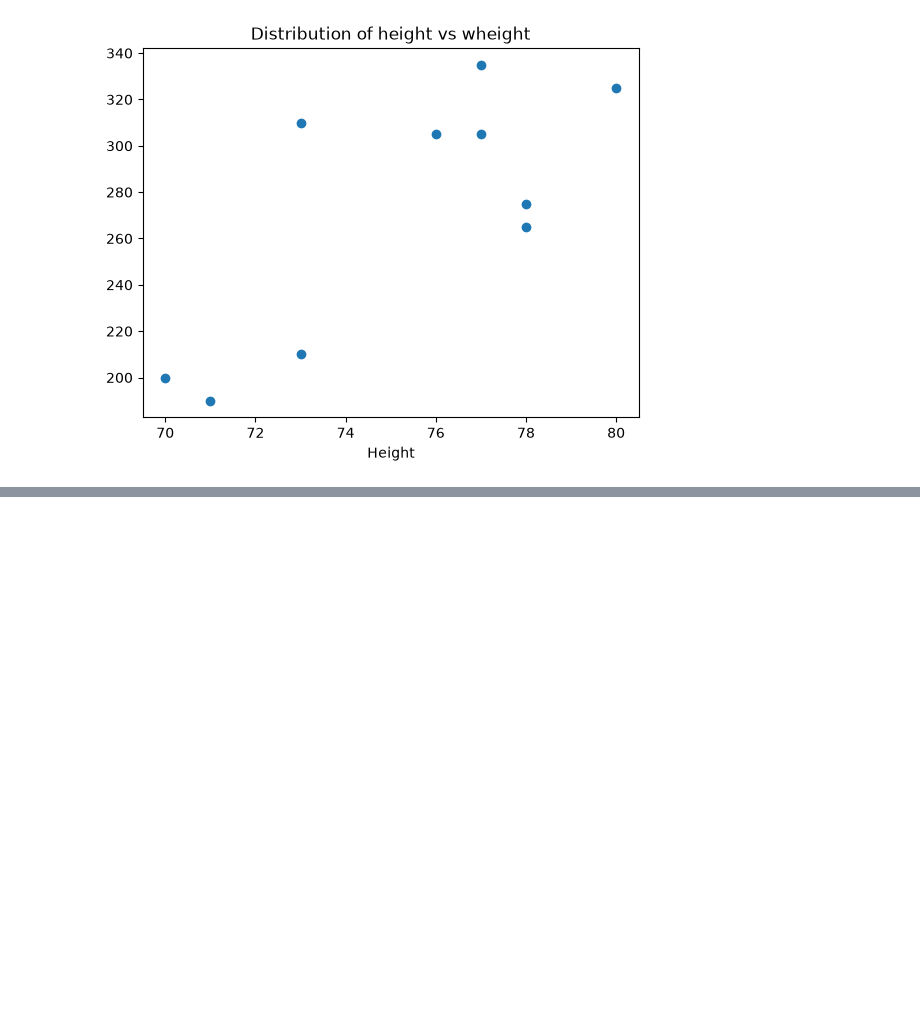
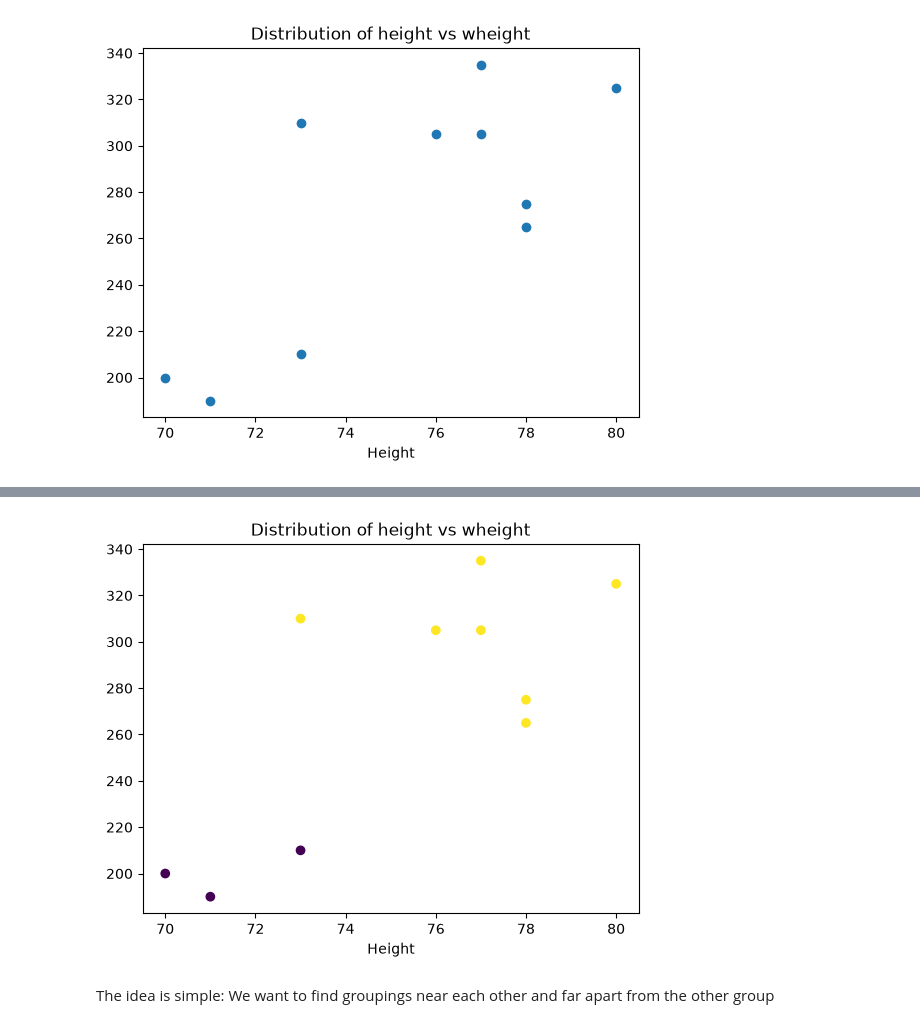
Before and after one commit to FerCorcuera/mit-datascience-6.0002, a Jupyter notebook: notes/11_Introduction_to_ML.ipynb, the cells around one changed output, grey strips where cells are left out. Drawn from its saved outputs; the diff is of its cells as text; code cells hidden in the pictures; blank space fills up the shorter version.

```diff
--- a/notes/11_Introduction_to_ML.ipynb
+++ b/notes/11_Introduction_to_ML.ipynb
@@ -88,0 +135,16 @@ plt.show()
+# %%
+# now lets see when we use both
+
+kmeans = KMeans(n_clusters=2, random_state=0)
+X = np.column_stack((height, weight))
+
+kmeans.fit(X)
+labels = kmeans.fit_predict(X)
+plt.scatter(height, wheight, c=labels)
+plt.title("Distribution of height vs wheight")
+plt.xlabel("Height")
+plt.show()
+# %% [output]
+[figure, added]
+# %% [markdown]
+The idea is simple: We want to find groupings near each other and far apart from the other group
```
Also changed, not shown: parts of 8 cells of this notebook, 2 other files.
